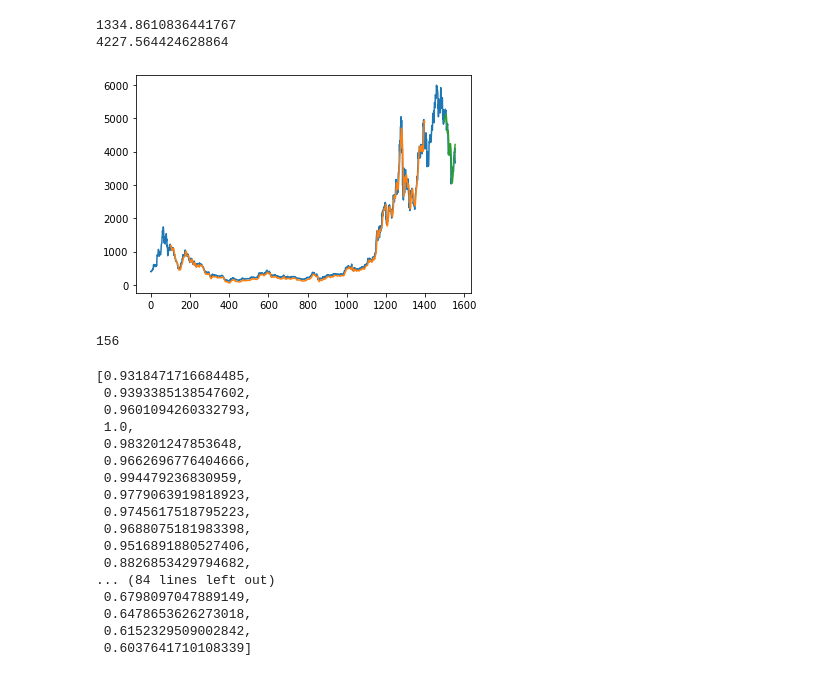
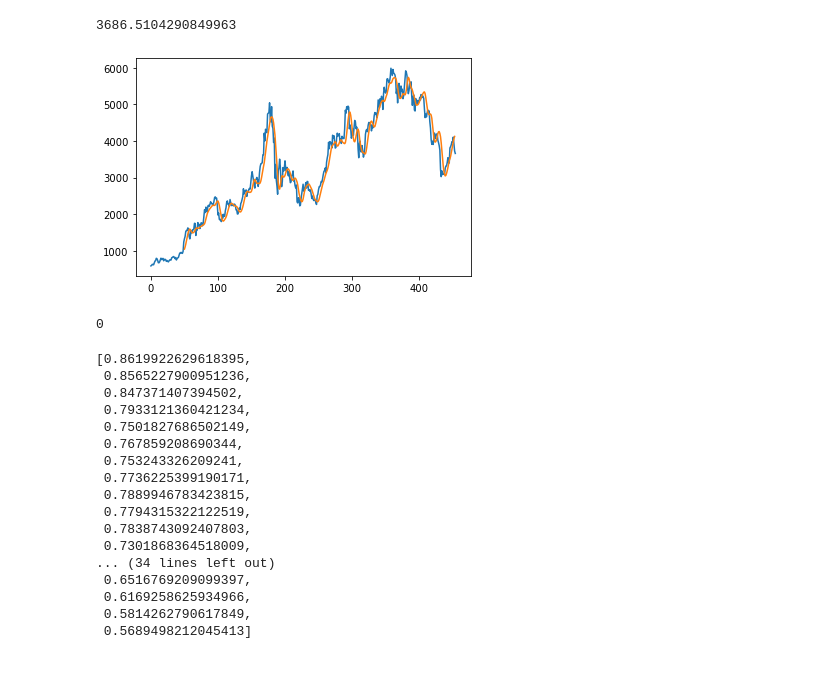
Before and after one commit to tylerkowalski/Ethereum-Forecaster, a Jupyter notebook: model.ipynb, the cells around one changed output. Drawn from its saved outputs; the diff is of its cells as text; code cells hidden in the pictures.

Commit message:
new model on shifted data

```diff
--- a/model.ipynb
+++ b/model.ipynb
@@ -10,8 +10,8 @@ from sklearn.preprocessing import MinMaxScaler
 import math
 from sklearn.metrics import mean_squared_error
 # %%
-timestep = 100
-days_predict = 60
+timestep = 50
+days_predict = 14
 # %%
 x_train = np.load("./data/x_train.npy")
 y_train = np.load("./data/y_train.npy")
@@ -53,5 +53,6 @@ Trainable params: 50,851
 Non-trainable params: 0
 _________________________________________________________________
 # %%
-model.fit(x_train,y_train,validation_data=(x_test,y_test), epochs=30,batch_size=32,verbose=1)
+#don't need mini-batches on such small data
+model.fit(x_train,y_train,validation_data=(x_test,y_test), epochs=50,verbose=1)
 # %% [output]
@@ -89,7 +86,9 @@ Epoch 30/30
 #needed to do here again, purely so can do scaler inverse
 #transform, to be able to calculuse RMSE
 df = pd.read_csv('./data/ETH-CAD.csv')
+df = df.iloc[1100:]
 df_close = df.reset_index()['Close']
+
 scaler = MinMaxScaler(feature_range=(0,1))
 df_close = scaler.fit_transform(np.array(df_close).reshape(-1,1))
 # %%
@@ -105,55 +104,54 @@ test_predict = scaler.inverse_transform(test_predict)
 # %%
 print(math.sqrt(mean_squared_error(y_train, train_predict)))
-print(math.sqrt(mean_squared_error(y_test, test_predict)))
+# print(math.sqrt(mean_squared_error(y_test, test_predict)))
 # %% [output]
-1334.8610836441767
-4227.564424628864
+3686.5104290849963
 # %%
 look_back=timestep
 trainPredictPlot = np.empty_like(df_close)
 trainPredictPlot[:, :] = np.nan
 trainPredictPlot[look_back:len(train_predict)+look_back, :] = train_predict
 # shift test predictions for plotting
-testPredictPlot = np.empty_like(df_close)
-testPredictPlot[:, :] = np.nan
-testPredictPlot[len(train_predict)+(look_back*2)+1:len(df_close)-1, :] = test_predict
+# testPredictPlot = np.empty_like(df_close)
+# testPredictPlot[:, :] = np.nan
+# testPredictPlot[len(train_predict)+(look_back*2)+1:len(df_close)-1, :] = test_predict
 # plot baseline and predictions
 plt.plot(scaler.inverse_transform(df_close))
 plt.plot(trainPredictPlot)
-plt.plot(testPredictPlot)
+# plt.plot(testPredictPlot)
 plt.show()
 # %% [output]
-[figure, old version]
+[figure, new version]
 # %%
-training_size = int(len(df_close)*0.9)
+training_size = int(len(df_close)*1)
 test_size = int(len(df_close)) - training_size
 train_data, test_data = df_close[0:training_size:],df_close[training_size:len(df_close),:1]
 print(len(test_data))
 # %% [output]
-156
+0
 # %%
 #len(test_data)-num_steps_back is the number to which you index here
-x_input=test_data[(len(test_data))-timestep:].reshape(1,-1)
+x_input=train_data[(len(train_data))-timestep:].reshape(1,-1)
 x_input.shape
 temp_input=list(x_input)
 temp_input=temp_input[0].tolist()
 temp_input
 # %% [output]
-[0.9318471716684485,
- 0.9393385138547602,
- 0.9601094260332793,
- 1.0,
- 0.983201247853648,
- 0.9662696776404666,
- 0.994479236830959,
- 0.9779063919818923,
- 0.9745617518795223,
- 0.9688075181983398,
- 0.9516891880527406,
- 0.8826853429794682,
-... (84 lines left out)
- 0.6798097047889149,
- 0.6478653626273018,
- 0.6152329509002842,
- 0.6037641710108339]
+[0.8619922629618395,
+ 0.8565227900951236,
+ 0.847371407394502,
+ 0.7933121360421234,
+ 0.7501827686502149,
+ 0.767859208690344,
+ 0.753243326209241,
+ 0.7736225399190171,
+ 0.7889946783423815,
+ 0.7794315322122519,
+ 0.7838743092407803,
+ 0.7301868364518009,
+... (34 lines left out)
+ 0.6516769209099397,
+ 0.6169258625934966,
+ 0.5814262790617849,
+ 0.5689498212045413]
 # %%
```
Also changed, not shown: parts of 9 cells of this notebook.
